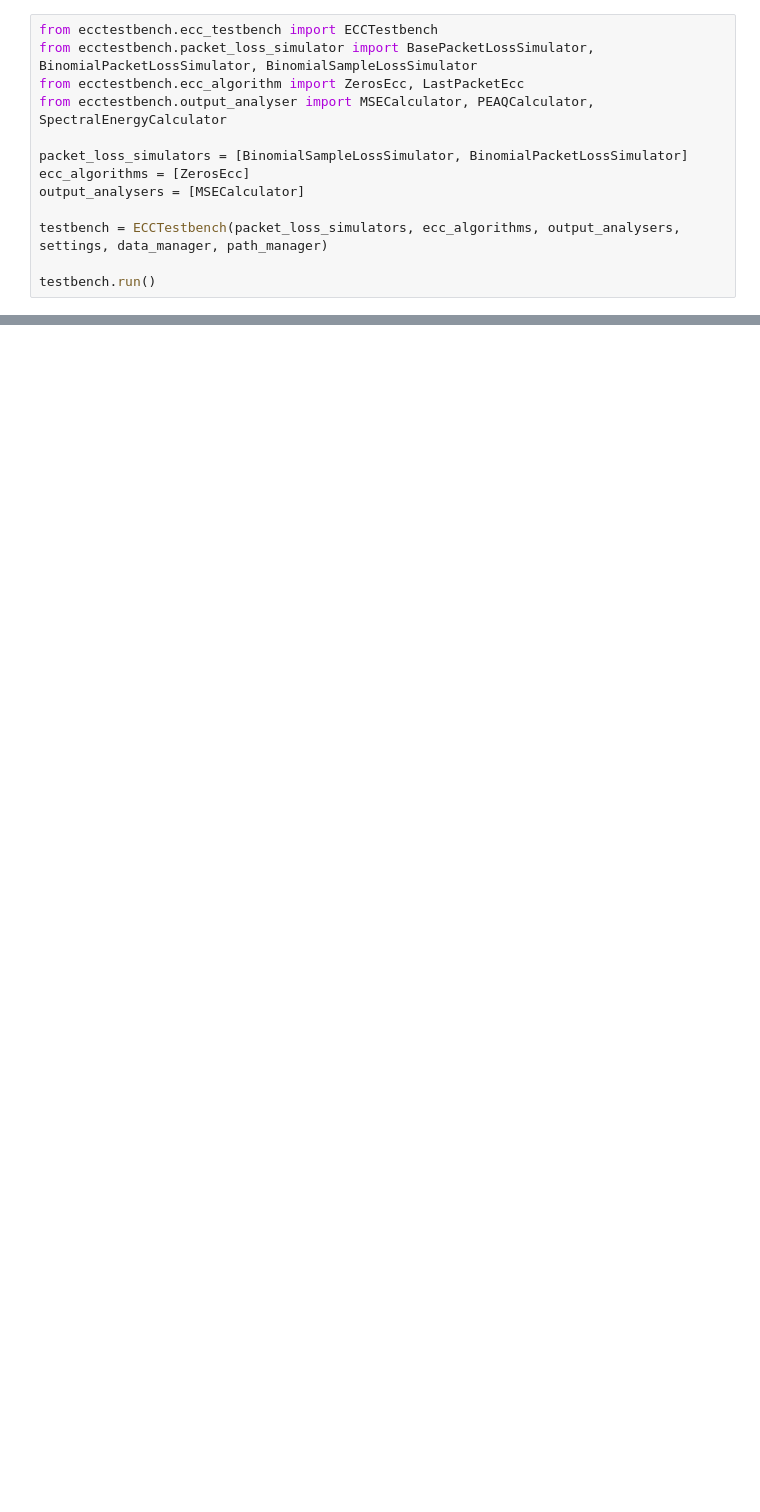
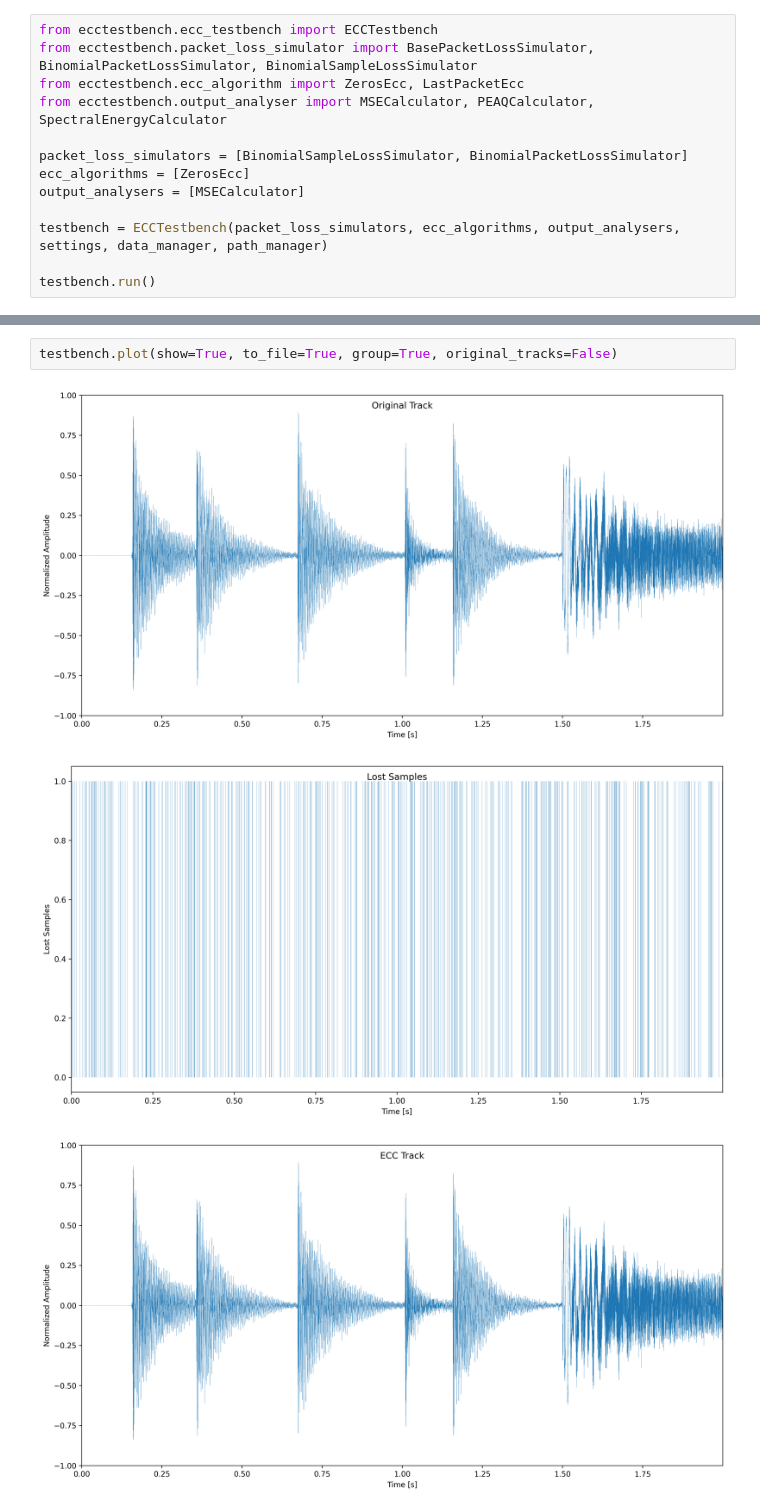
Before and after one commit to LucaVignati/plc-testbench, a Jupyter notebook: alohaecc.ipynb, the cells around one changed output, grey strips where cells are left out. Saved outputs shown, nothing was run; the diff lists cells and outputs as text; blank space fills up the shorter version.

Commit message:
Extended the plotting capabilities

```diff
--- a/alohaecc.ipynb
+++ b/alohaecc.ipynb
@@ -33,0 +25,6 @@ testbench.plot()
+# %%
+testbench.plot(show=True, to_file=True, group=True, original_tracks=False)
+# %% [output]
+[figure, added]
+[figure, added]
+[figure, added]
```
Also changed, not shown: parts of 3 cells of this notebook, 6 other files.
